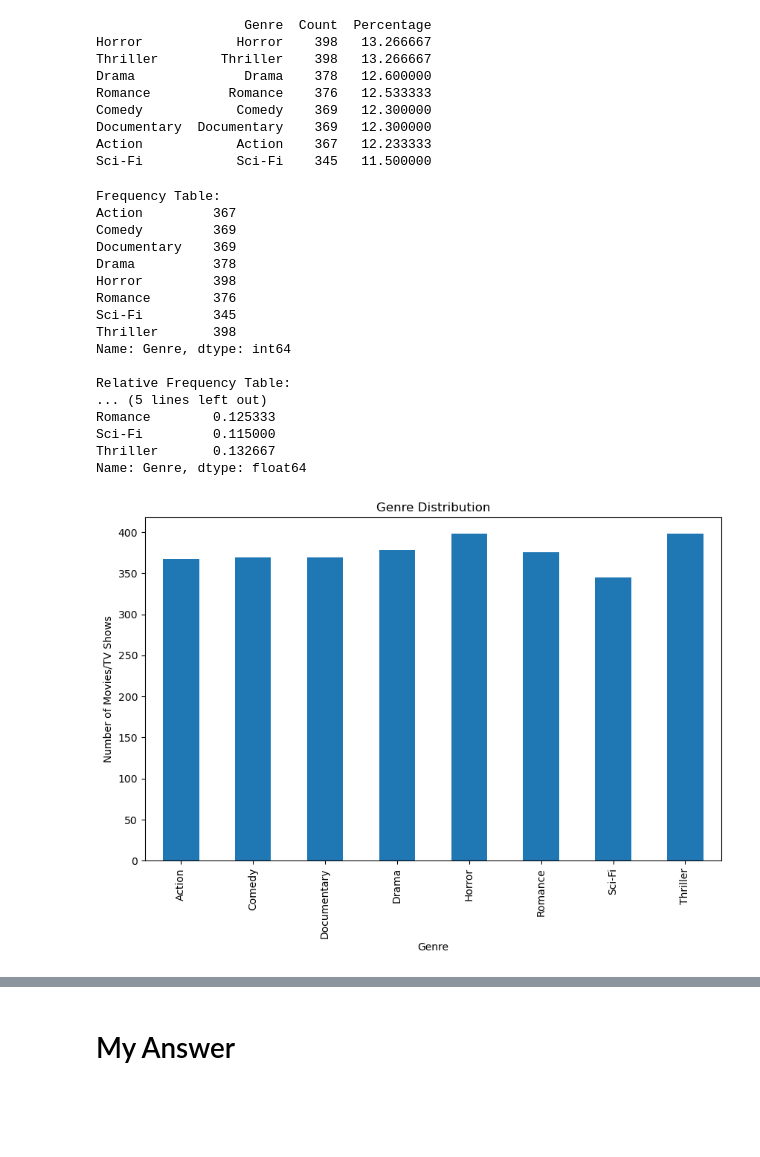
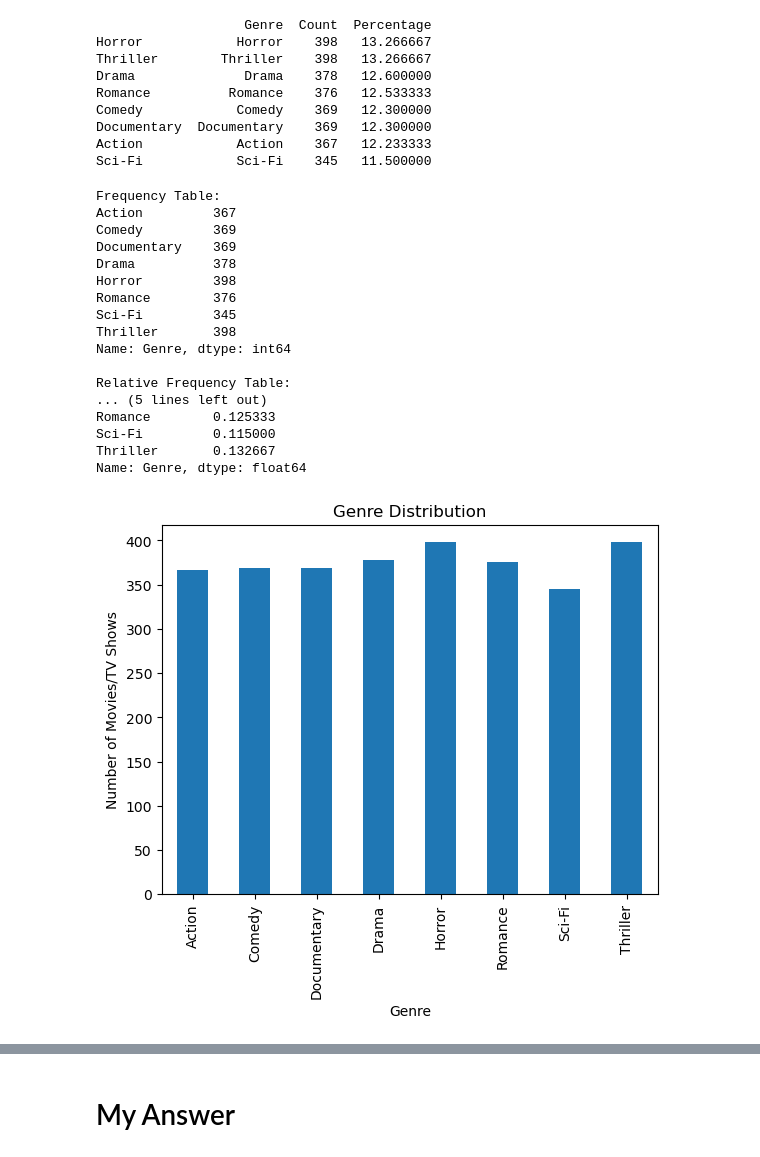
Before and after one commit to calebLSw/AI-1, a Jupyter notebook: Semester 1/Final Final/Final+Project+Template.ipynb, the cells around one changed output, grey strips where cells are left out. Saved outputs shown, nothing was run; the diff lists cells and outputs as text; code cells hidden in the pictures; blank space fills up the shorter version.

```diff
--- a/Semester 1/Final Final/Final+Project+Template.ipynb
+++ b/Semester 1/Final Final/Final+Project+Template.ipynb
@@ -85,33 +85,32 @@ genre_relative_frequency = genre_frequency / genre_frequency.sum()
 
 print("Frequency Table:")
 print(genre_frequency)
 
 print("\nRelative Frequency Table:")
 print(genre_relative_frequency)
 
-plt.figure(figsize=(10, 6))
 genre_frequency.plot(kind='bar')
 plt.title('Genre Distribution')
 plt.xlabel('Genre')
 plt.ylabel('Number of Movies/TV Shows')
 plt.show()
 # %% [output]
 Frequency Table:
 Action         367
 Comedy         369
 Documentary    369
 Drama          378
 Horror         398
 Romance        376
 Sci-Fi         345
 Thriller       398
 Name: Genre, dtype: int64
 
 Relative Frequency Table:
 ... (5 lines left out)
 Romance        0.125333
 Sci-Fi         0.115000
 Thriller       0.132667
 Name: Genre, dtype: float64
-[figure, old version]
+[figure, new version]
 # %% [markdown]
```
Also changed, not shown: parts of 10 cells of this notebook.
